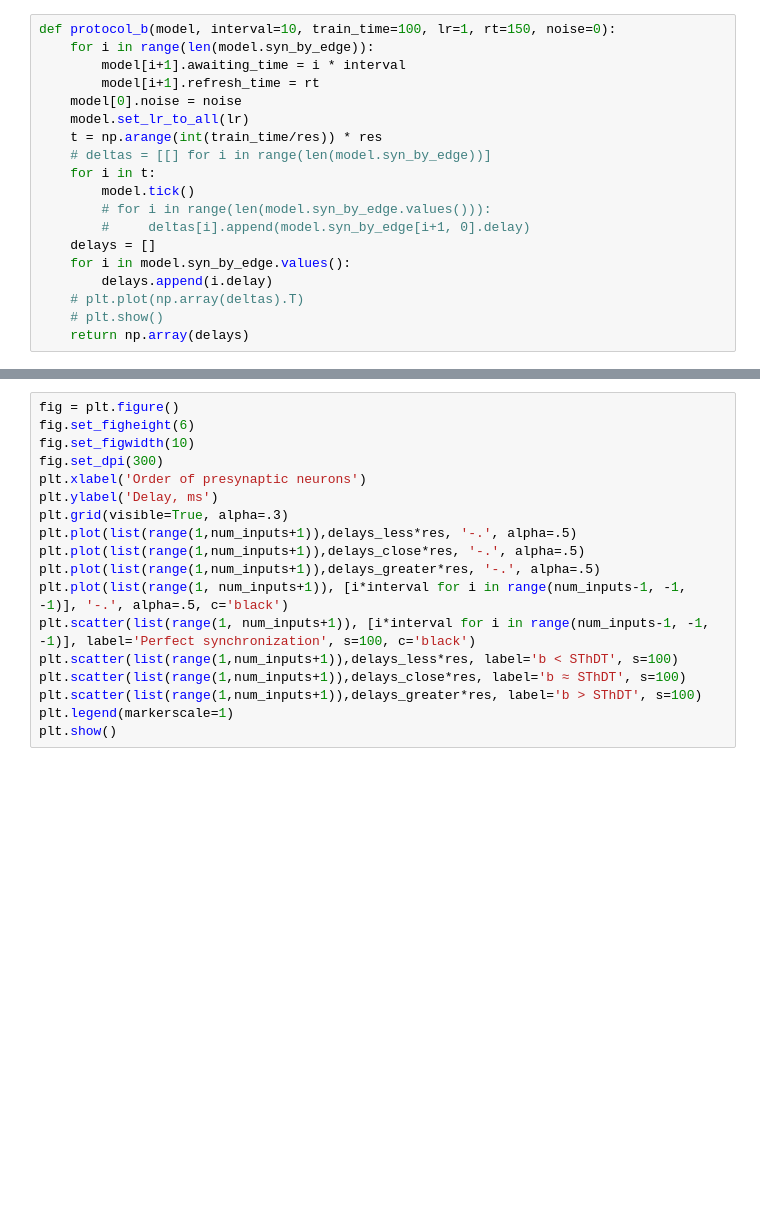
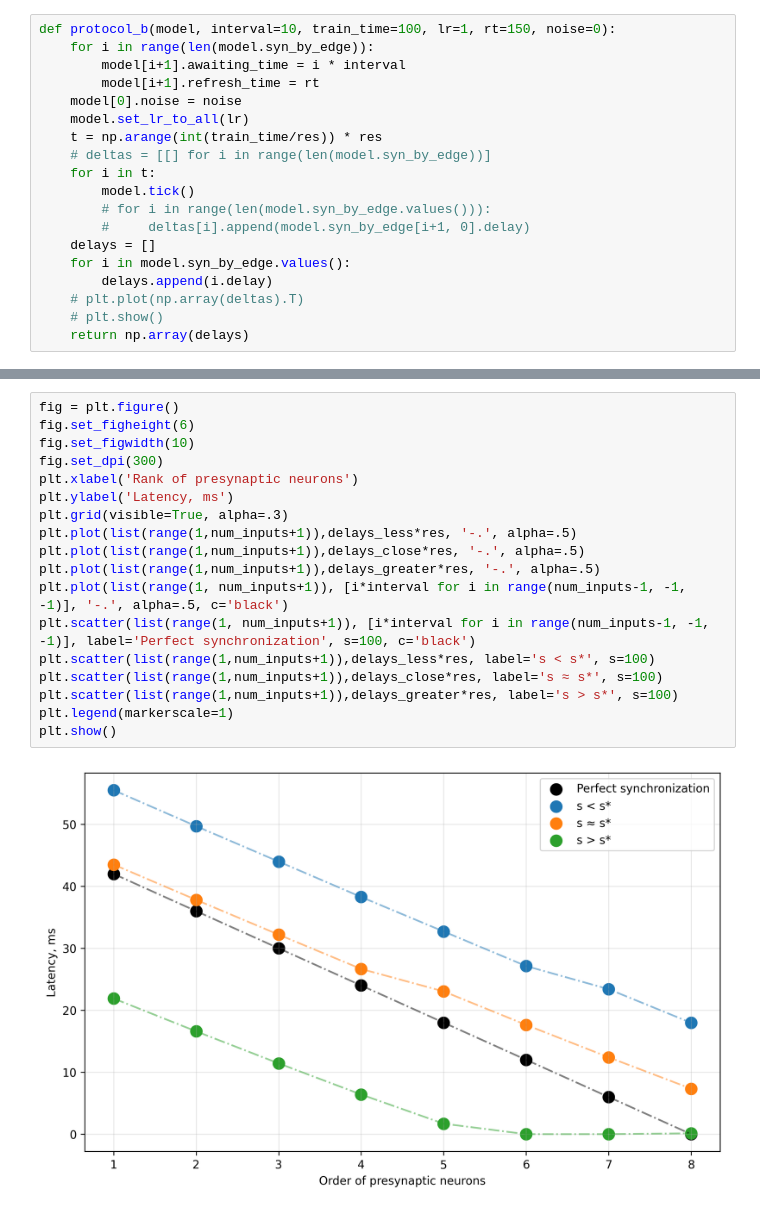
Before and after one commit to iamkg0/rustyspikes, a Jupyter notebook: Prototype/LateR.ipynb, the cells around one changed output, grey strips where cells are left out. Drawn from its saved outputs; the diff is of its cells as text; blank space fills up the shorter version.

```diff
--- a/Prototype/LateR.ipynb
+++ b/Prototype/LateR.ipynb
@@ -450,18 +469,20 @@ plt.show()
 # %%
 fig = plt.figure()
 fig.set_figheight(6)
 fig.set_figwidth(10)
 fig.set_dpi(300)
-plt.xlabel('Order of presynaptic neurons')
-plt.ylabel('Delay, ms')
+plt.xlabel('Rank of presynaptic neurons')
+plt.ylabel('Latency, ms')
 plt.grid(visible=True, alpha=.3)
 plt.plot(list(range(1,num_inputs+1)),delays_less*res, '-.', alpha=.5)
 plt.plot(list(range(1,num_inputs+1)),delays_close*res, '-.', alpha=.5)
 plt.plot(list(range(1,num_inputs+1)),delays_greater*res, '-.', alpha=.5)
 plt.plot(list(range(1, num_inputs+1)), [i*interval for i in range(num_inputs-1, -1, -1)], '-.', alpha=.5, c='black')
 plt.scatter(list(range(1, num_inputs+1)), [i*interval for i in range(num_inputs-1, -1, -1)], label='Perfect synchronization', s=100, c='black')
-plt.scatter(list(range(1,num_inputs+1)),delays_less*res, label='b < SThDT', s=100)
-plt.scatter(list(range(1,num_inputs+1)),delays_close*res, label='b ≈ SThDT', s=100)
-plt.scatter(list(range(1,num_inputs+1)),delays_greater*res, label='b > SThDT', s=100)
+plt.scatter(list(range(1,num_inputs+1)),delays_less*res, label='s < s*', s=100)
+plt.scatter(list(range(1,num_inputs+1)),delays_close*res, label='s ≈ s*', s=100)
+plt.scatter(list(range(1,num_inputs+1)),delays_greater*res, label='s > s*', s=100)
 plt.legend(markerscale=1)
 plt.show()
+# %% [output]
+[figure, added]
```
Also changed, not shown: parts of 8 cells of this notebook, 2 other files.
